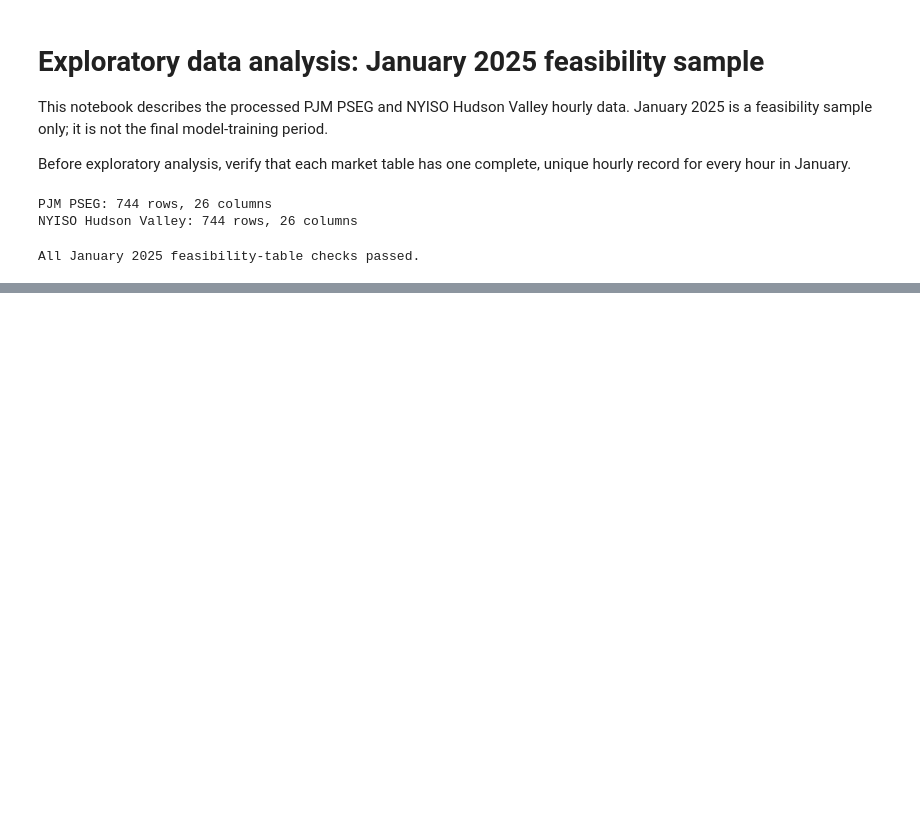
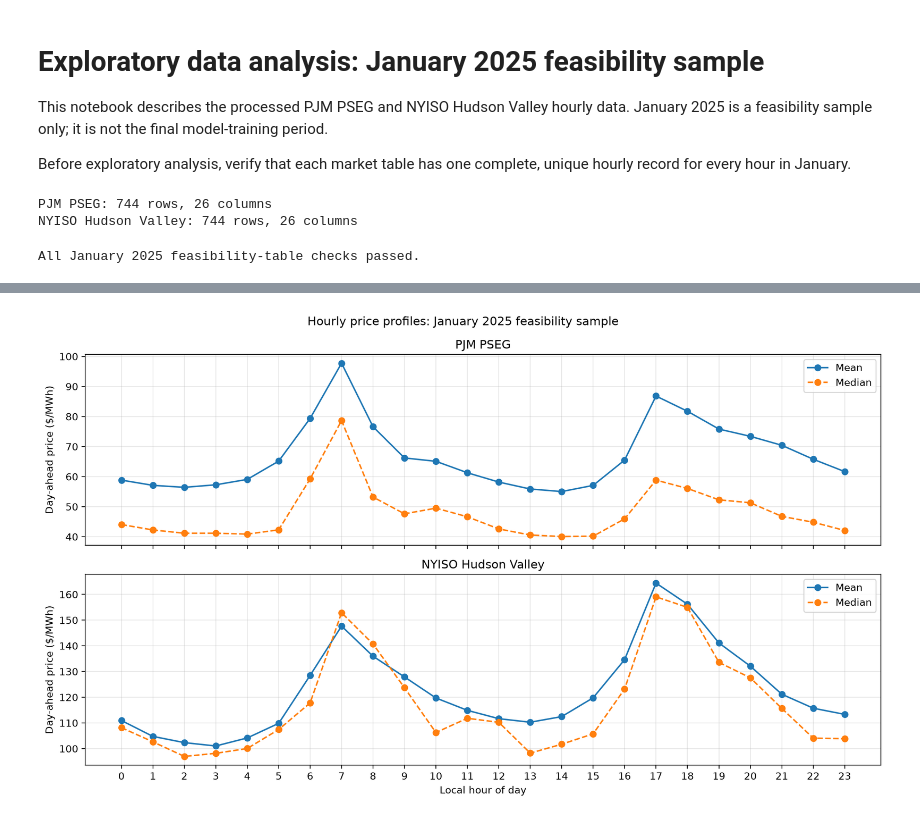
Before and after one commit to greerda/electricity-price-forecasting, a Jupyter notebook: notebooks/03_exploratory_analysis.ipynb, the cells around one changed output, grey strips where cells are left out. Drawn from its saved outputs; the diff is of its cells as text; code cells hidden in the pictures; blank space fills up the shorter version.

```diff
--- a/notebooks/03_exploratory_analysis.ipynb
+++ b/notebooks/03_exploratory_analysis.ipynb
@@ -62,0 +203,67 @@ All January 2025 feasibility-table checks passed.
+# %%
+# examine the daily intraday pattern: how typical price changes by
+# local hour of day. This is useful because electricity prices often
+# follow a daily operating cycle, but it does not say anything causal.
+# The median line shows the typical hour without being pulled as much
+# by spikes; the mean line shows the average including those spikes.
+
+
+# PJM: prices rise into a strong morning peak around hour 7 and a second
+# evening peak around hour 17. The mean sits well above the median at
+# those peaks, so occasional spikes are inflating the average.
+# NYISO: prices are higher at every hour, with a morning rise near hour
+# 7 and the strongest peak around hour 17. Mean and median are closer,
+# although spike effects still appear.
+# This supports using both mean and median in EDA. The median better
+# represents a typical hour; the mean reflects the effect of spikes.
+
+hourly_price_profiles = {}
+
+fig, axes = plt.subplots(
+    nrows=2,
+    ncols=1,
+    figsize=(12, 7),
+    sharex=True,
+)
+
+for axis, (market, data) in zip(
+    axes,
+    market_data.items(),
+    strict=True,
+):
+    profile = (
+        data.assign(
+            hour_of_day=data["timestamp_local"].dt.hour
+        )
+        .groupby("hour_of_day")["day_ahead_price_usd_mwh"]
+        .agg(["mean", "median"])
+        .reindex(range(24))
+    )
+
+    hourly_price_profiles[market] = profile
+
+    axis.plot(
+        profile.index,
+        profile["mean"],
+        marker="o",
+        label="Mean",
+    )
+    axis.plot(
+        profile.index,
+        profile["median"],
+        marker="o",
+        linestyle="--",
+        label="Median",
+    )
+    axis.set_title(market)
+    axis.set_ylabel("Day-ahead price ($/MWh)")
+    axis.grid(alpha=0.3)
+    axis.legend()
+
+axes[-1].set_xlabel("Local hour of day")
+axes[-1].set_xticks(range(24))
+fig.suptitle("Hourly price profiles: January 2025 feasibility sample")
+fig.tight_layout()
+plt.show()
+# %% [output]
+[figure, added]
```
Also changed, not shown: parts of 15 cells of this notebook, 9 other files.
